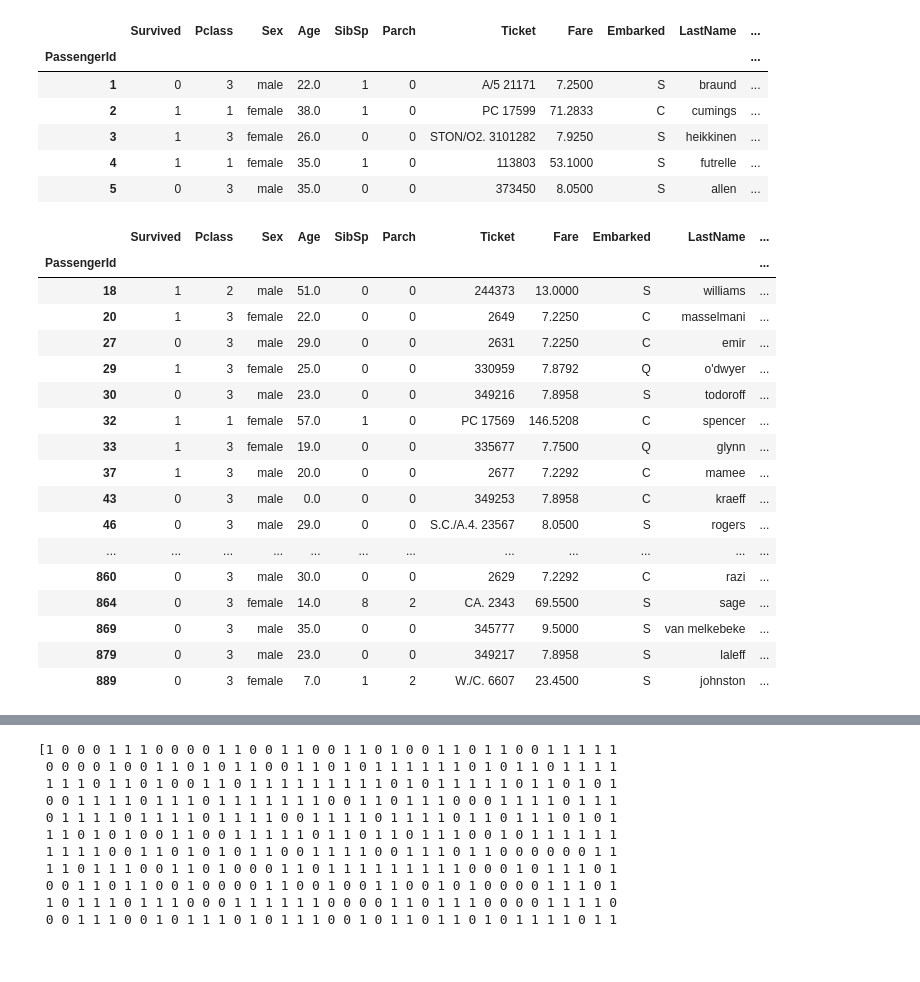
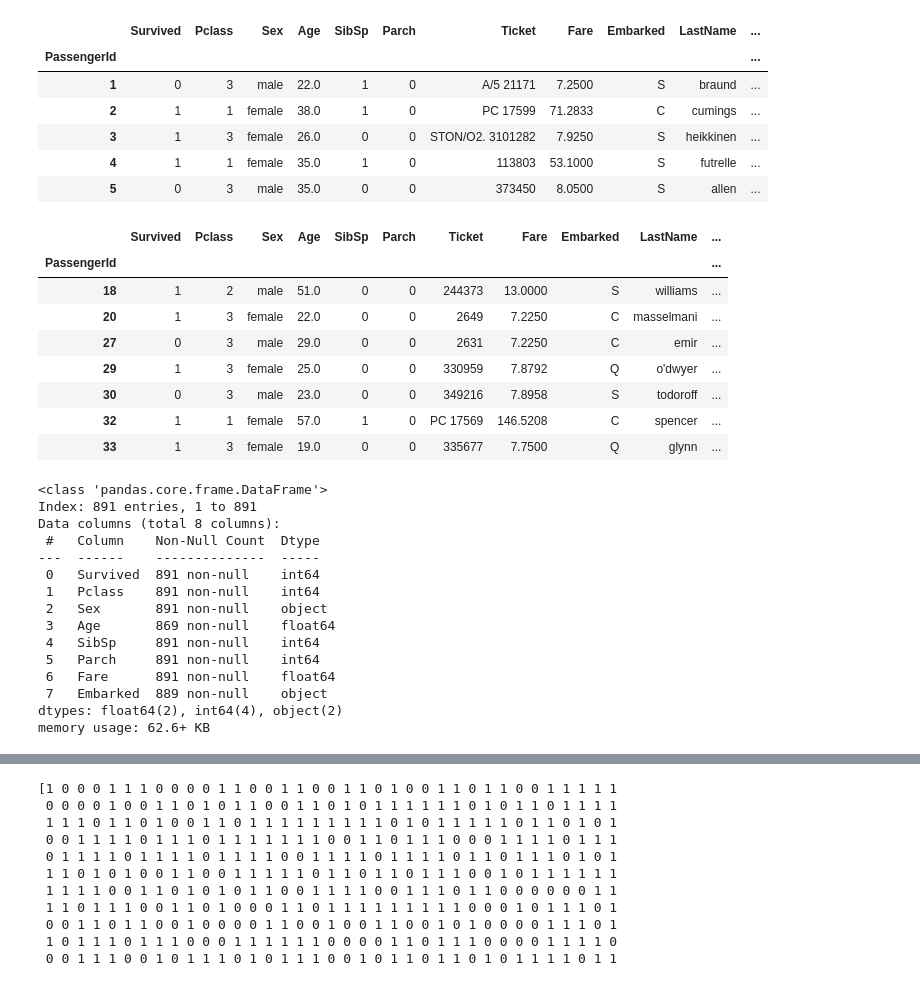
Before and after one commit to kavehzare98/TItanic-Kaggle-Competition, a Jupyter notebook: main.ipynb, the cells around one changed output, grey strips where cells are left out. Saved outputs shown, nothing was run; the diff lists cells and outputs as text; code cells hidden in the pictures; blank space fills up the shorter version.

```diff
--- a/main.ipynb
+++ b/main.ipynb
@@ -5,7 +5,7 @@ import matplotlib.pyplot as plt
 import seaborn as sns
 import os
 # %%
-pd.set_option('display.max_rows', None)
+pd.set_option('display.max_rows', 10)
 pd.set_option('display.max_columns', None)
 # %%
 data_file_path = os.getcwd() + "/Data/"
@@ -254,6 +254,7 @@ age_data.head()
 | 29 | 25 |
 | 30 | 23 |
 # %%
+titanic3 = titanic3.set_index('PassengerId')
 titanic3.head()
 # %% [output]
 |  | Survived | Pclass | Sex | Age | SibSp | Parch | Ticket | Fare | Embarked | LastName | ... |
@@ -283,31 +284,23 @@ titanic3['Age_NEW'] = None
 # Mapping age_data onto titanic3 dataset
 titanic3['Age_NEW'] = titanic3.index.map(age_data['Age'])
 # %%
+### Continuation of the Vlookup
 # Creating an list of passenger IDs to be used to fill in missing age data
 indices = titanic3[titanic3['Age_NEW'].notnull()].index
 
 # Replacing all missing ages in Age column with Age_NEW values that are not NaN
 for i in indices:
     titanic3.iloc[i-1, 3] = titanic3.iloc[i-1, 12]
 
 # Checking to see if the values match
-titanic3[titanic3['Age_NEW'].notnull()]
+titanic3[titanic3['Age_NEW'].notnull()].head(7)
 # %% [output]
 |  | Survived | Pclass | Sex | Age | SibSp | Parch | Ticket | Fare | Embarked | LastName | ... |
 | PassengerId |  |  |  |  |  |  |  |  |  |  | ... |
 | 18 | 1 | 2 | male | 51.0 | 0 | 0 | 244373 | 13.0000 | S | williams | ... |
 | 20 | 1 | 3 | female | 22.0 | 0 | 0 | 2649 | 7.2250 | C | masselmani | ... |
 | 27 | 0 | 3 | male | 29.0 | 0 | 0 | 2631 | 7.2250 | C | emir | ... |
 | 29 | 1 | 3 | female | 25.0 | 0 | 0 | 330959 | 7.8792 | Q | o'dwyer | ... |
 | 30 | 0 | 3 | male | 23.0 | 0 | 0 | 349216 | 7.8958 | S | todoroff | ... |
 | 32 | 1 | 1 | female | 57.0 | 1 | 0 | PC 17569 | 146.5208 | C | spencer | ... |
 | 33 | 1 | 3 | female | 19.0 | 0 | 0 | 335677 | 7.7500 | Q | glynn | ... |
-| 37 | 1 | 3 | male | 20.0 | 0 | 0 | 2677 | 7.2292 | C | mamee | ... |
-| 43 | 0 | 3 | male | 0.0 | 0 | 0 | 349253 | 7.8958 | C | kraeff | ... |
-| 46 | 0 | 3 | male | 29.0 | 0 | 0 | S.C./A.4. 23567 | 8.0500 | S | rogers | ... |
-| ... | ... | ... | ... | ... | ... | ... | ... | ... | ... | ... | ... |
-| 860 | 0 | 3 | male | 30.0 | 0 | 0 | 2629 | 7.2292 | C | razi | ... |
-| 864 | 0 | 3 | female | 14.0 | 8 | 2 | CA. 2343 | 69.5500 | S | sage | ... |
-| 869 | 0 | 3 | male | 35.0 | 0 | 0 | 345777 | 9.5000 | S | van melkebeke | ... |
-| 879 | 0 | 3 | male | 23.0 | 0 | 0 | 349217 | 7.8958 | S | laleff | ... |
-| 889 | 0 | 3 | female | 7.0 | 1 | 2 | W./C. 6607 | 23.4500 | S | johnston | ... |
@@ -314,2 +310,20 @@ titanic3[titanic3['Age_NEW'].notnull()]
+# %%
+titanic3.info()
+# %% [output]
+<class 'pandas.core.frame.DataFrame'>
+Index: 891 entries, 1 to 891
+Data columns (total 8 columns):
+ #   Column    Non-Null Count  Dtype
+---  ------    --------------  -----
+ 0   Survived  891 non-null    int64
+ 1   Pclass    891 non-null    int64
+ 2   Sex       891 non-null    object
+ 3   Age       869 non-null    float64
+ 4   SibSp     891 non-null    int64
+ 5   Parch     891 non-null    int64
+ 6   Fare      891 non-null    float64
+ 7   Embarked  889 non-null    object
+dtypes: float64(2), int64(4), object(2)
+memory usage: 62.6+ KB
 # %%
 titanic3 = titanic3.dropna(axis=0)
```
Also changed, not shown: parts of 23 cells of this notebook.
